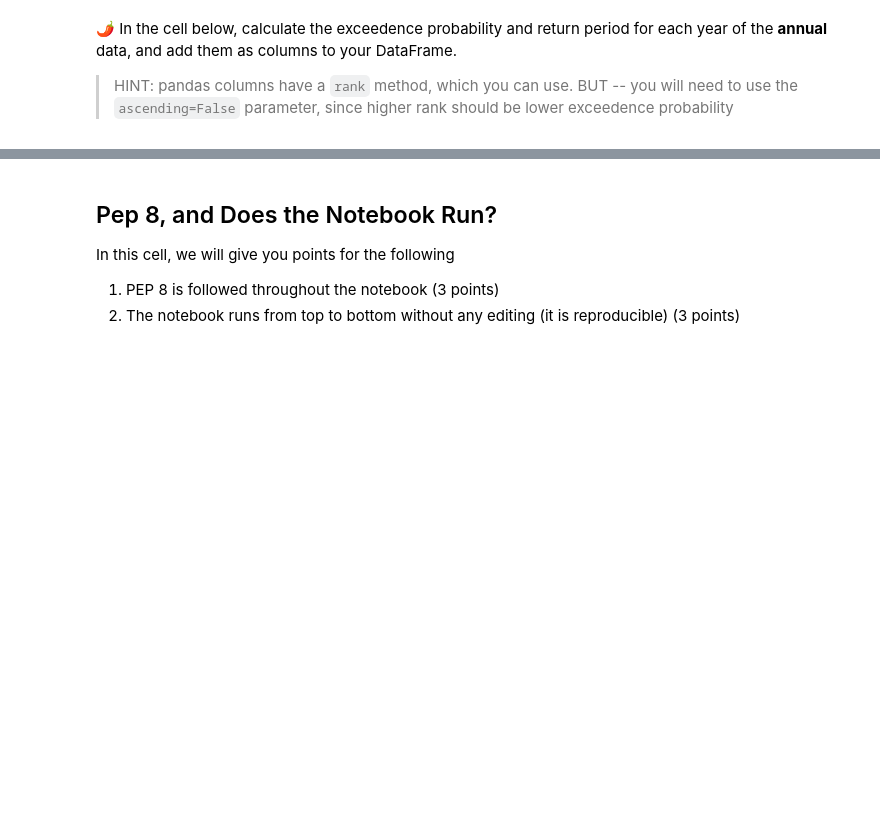
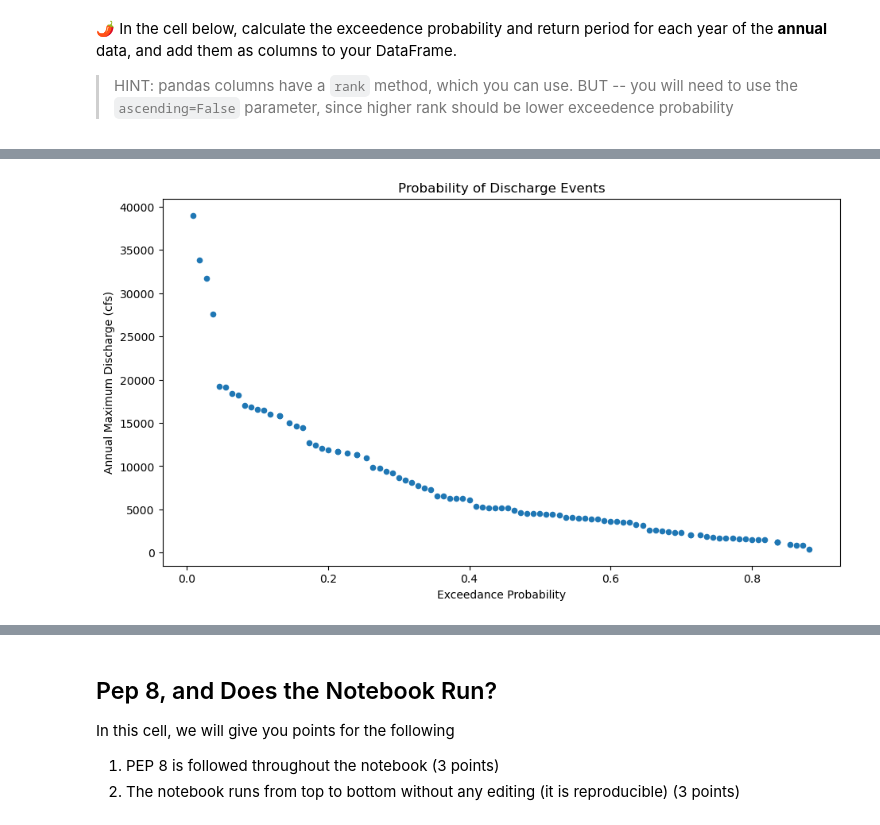
Before and after one commit to EBiggane/time-series-data-EBiggane, a Jupyter notebook: stars-02-time-series.ipynb, the cells around one changed output, grey strips where cells are left out. Drawn from its saved outputs; the diff is of its cells as text; code cells hidden in the pictures; blank space fills up the shorter version.

Commit message:
Exceedance Probability & Return Period

```diff
--- a/stars-02-time-series.ipynb
+++ b/stars-02-time-series.ipynb
@@ -843,0 +870,8 @@ raise NotImplementedError()
+# %%
+# Exceedance probability for Grand River Annual Maximum data
+grand_river_resample['exceed_prob'] = (
+    grand_river_resample.rank(ascending=False).Discharge / len(grand_river_resample))
+grand_river_resample['return_period'] = 1 / grand_river_resample.exceed_prob
+
+print(round(grand_river_resample.mean().product(), 0))
+grand_river_resample
@@ -884,0 +942,15 @@ return_points
+# %%
+fig, ax = plt.subplots(figsize=(11, 6))
+
+grand_river_resample.plot(x= 'exceed_prob',
+                          y='Discharge',
+                          legend=False,
+                          kind='scatter',
+                          xlabel= 'Exceedance Probability',
+                          ylabel='Annual Maximum Discharge (cfs)',
+                          title='Probability of Discharge Events',
+                          ax=ax)
+
+plt.show()
+# %% [output]
+[figure, added]
```
Also changed, not shown: parts of 11 cells of this notebook.
